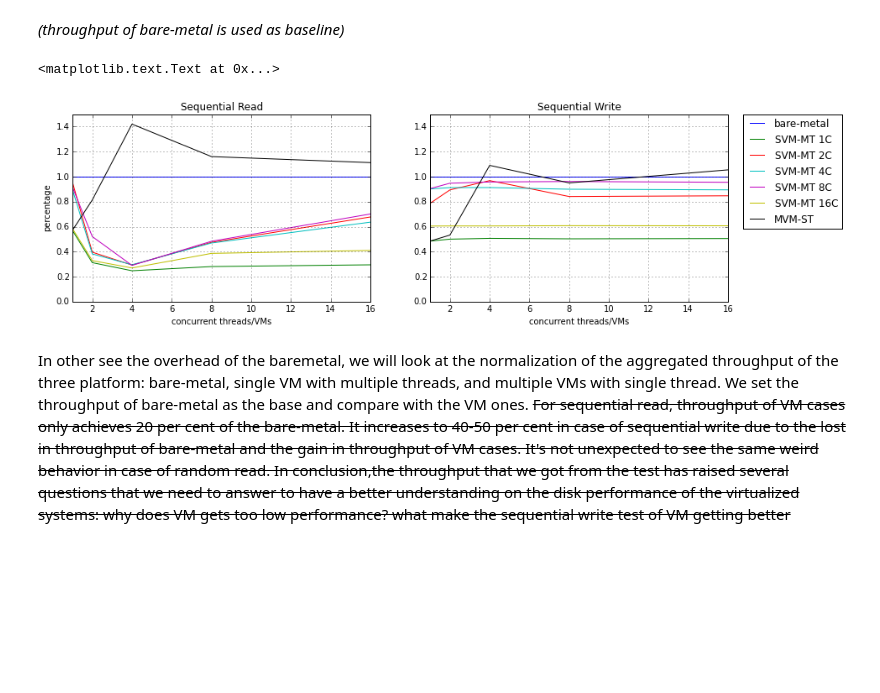
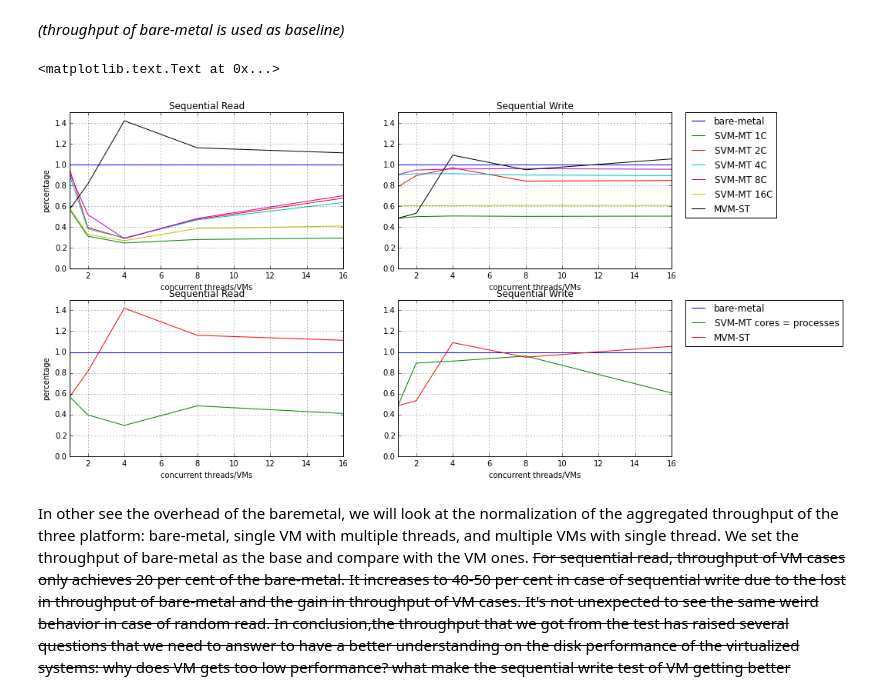
Before and after one commit to hasonhai/io_measurements, a Jupyter notebook: notebook/DA16procs_d32_v1.ipynb, the cells around one changed output. Drawn from its saved outputs; the diff is of its cells as text; code cells hidden in the pictures; blank space fills up the shorter version.

Commit message:
add line which have number of cores = number of processes to notebook

```diff
--- a/notebook/DA16procs_d32_v1.ipynb
+++ b/notebook/DA16procs_d32_v1.ipynb
@@ -270,43 +296,68 @@ nml_aggbwswsvm16c = [x/y for x,y in zip(aggbwswsvm16c,aggbwswbf)]
 
 nml_aggbwsrmvm = [x/y for x,y in zip(aggbwsrmvm,aggbwsrbf)]
 nml_aggbwswmvm = [x/y for x,y in zip(aggbwswmvm,aggbwswbf)]
+
+# cores = processes
+
+nml_aggbwsrsvm = [nml_aggbwsrsvm1c[0], nml_aggbwsrsvm2c[1], nml_aggbwsrsvm4c[2], nml_aggbwsrsvm8c[3], nml_aggbwsrsvm16c[4] ]
+nml_aggbwswsvm = [nml_aggbwswsvm1c[0], nml_aggbwswsvm2c[1], nml_aggbwswsvm4c[2], nml_aggbwswsvm8c[3], nml_aggbwswsvm16c[4] ]
 # %%
-pylab.rcParams['figure.figsize'] = 14, 4  # change default size of figures
+pylab.rcParams['figure.figsize'] = 14, 8  # change default size of figures
 x_axis = [1,2,4,8,16]
 
-plt.subplot(121)
+plt.subplot(221)
 plt.plot(x_axis, nml_aggbwsrbf, label = 'bare-metal')
 plt.plot(x_axis, nml_aggbwsrsvm1c, label = 'SVM-MT 1C')
 plt.plot(x_axis, nml_aggbwsrsvm2c, label = 'SVM-MT 2C')
 plt.plot(x_axis, nml_aggbwsrsvm4c, label = 'SVM-MT 4C')
 plt.plot(x_axis, nml_aggbwsrsvm8c, label = 'SVM-MT 8C')
 plt.plot(x_axis, nml_aggbwsrsvm16c, label = 'SVM-MT 16C')
 plt.plot(x_axis, nml_aggbwsrmvm, label = 'MVM-ST')
 plt.axis([1, 16, 0, 1.5])
 plt.grid(True)
 plt.title('Sequential Read')
 pylab.xlabel('concurrent threads/VMs')
 pylab.ylabel('percentage')
 
-plt.subplot(122)
+plt.subplot(222)
 plt.plot(x_axis, nml_aggbwswbf, label = 'bare-metal')
 plt.plot(x_axis, nml_aggbwswsvm1c, label = 'SVM-MT 1C')
 plt.plot(x_axis, nml_aggbwswsvm2c, label = 'SVM-MT 2C')
 plt.plot(x_axis, nml_aggbwswsvm4c, label = 'SVM-MT 4C')
 plt.plot(x_axis, nml_aggbwswsvm8c, label = 'SVM-MT 8C')
 plt.plot(x_axis, nml_aggbwswsvm16c, label = 'SVM-MT 16C')
 plt.plot(x_axis, nml_aggbwswmvm, label = 'MVM-ST')
 plt.axis([1, 16, 0, 1.5])
 plt.grid(True)
 plt.title('Sequential Write')
 plt.legend(bbox_to_anchor=(1.05, 1), loc=2, borderaxespad=0.)
 pylab.xlabel('concurrent threads/VMs')
 #pylab.ylabel('percentage')
 
+plt.subplot(223)
+plt.plot(x_axis, nml_aggbwsrbf, label = 'bare-metal')
+plt.plot(x_axis, nml_aggbwsrsvm, label = 'SVM-MT cores = processes')
+plt.plot(x_axis, nml_aggbwsrmvm, label = 'MVM-ST')
+plt.axis([1, 16, 0, 1.5])
+plt.grid(True)
+plt.title('Sequential Read')
+pylab.xlabel('concurrent threads/VMs')
+pylab.ylabel('percentage')
+
+plt.subplot(224)
+plt.plot(x_axis, nml_aggbwswbf, label = 'bare-metal')
+plt.plot(x_axis, nml_aggbwswsvm, label = 'SVM-MT cores = processes ')
+plt.plot(x_axis, nml_aggbwswmvm, label = 'MVM-ST')
+plt.axis([1, 16, 0, 1.5])
+plt.grid(True)
+plt.title('Sequential Write')
+plt.legend(bbox_to_anchor=(1.05, 1), loc=2, borderaxespad=0.)
+pylab.xlabel('concurrent threads/VMs')
+
 #plt.savefig('nml_throughput16procs.pdf')
 # %% [output]
 <matplotlib.text.Text at 0x...>
-[figure, old version]
+[figure, new version]
 # %% [markdown]
 In other see the overhead of the baremetal, we will look at the normalization of the aggregated throughput of the three platform: bare-metal, single VM with multiple threads, and multiple VMs with single thread. We set the throughput of bare-metal as the base and compare with the VM ones. <del>For sequential read, throughput of VM cases only achieves 20 per cent of the bare-metal. It increases to 40-50 per cent in case of sequential write due to the lost in throughput of bare-metal and the gain in throughput of VM cases. It's not unexpected to see the same weird behavior in case of random read. In conclusion,the throughput that we got from the test has raised several questions that we need to answer to have a better understanding on the disk performance of the virtualized systems: why does VM gets too low performance? what make the sequential write test of VM getting better performance in compare with bare metal? Why is there such weird behavior in case of random read?</del> To answer these, we will look into other metrics of the experiments: Jain Fairness Index, CPU utilisation, Disk Utilization, Context Switching, and number IO per second.
 # %% [markdown]
```
Also changed, not shown: parts of 8 cells of this notebook.
